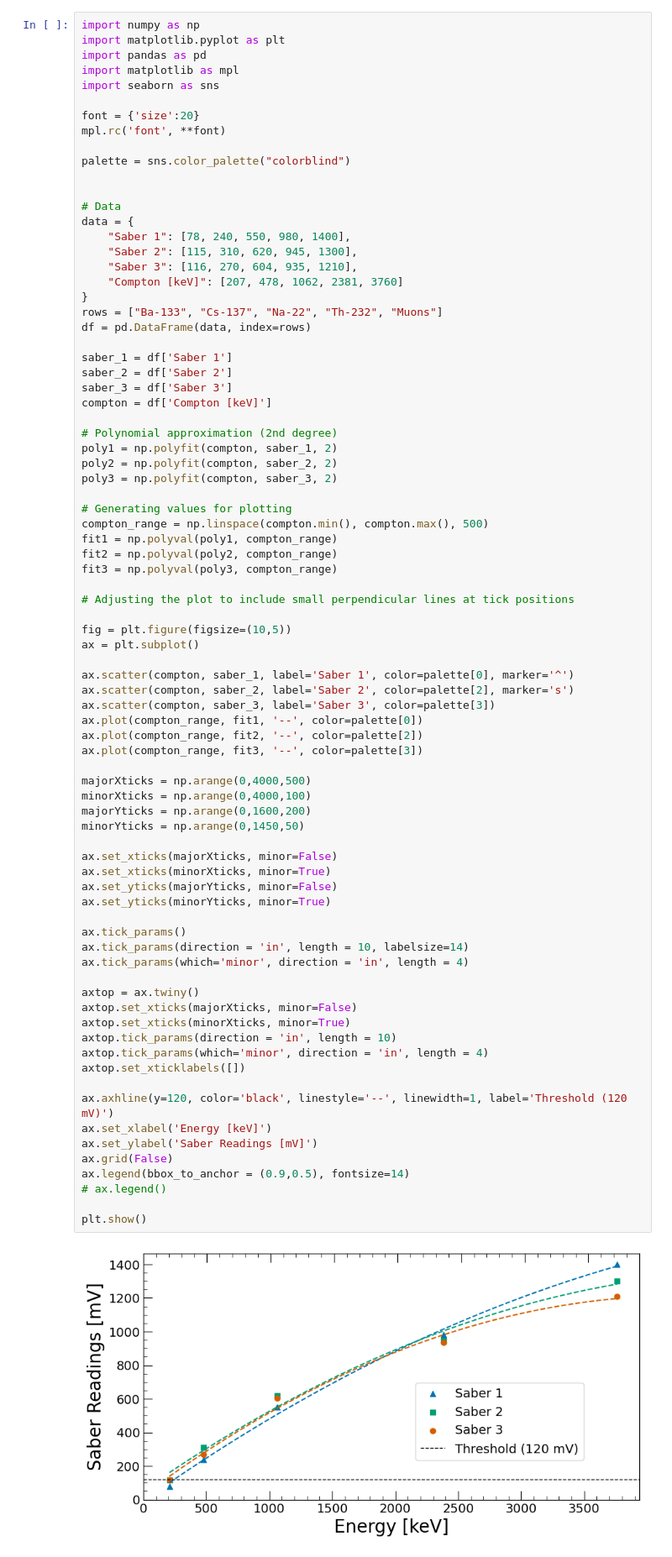
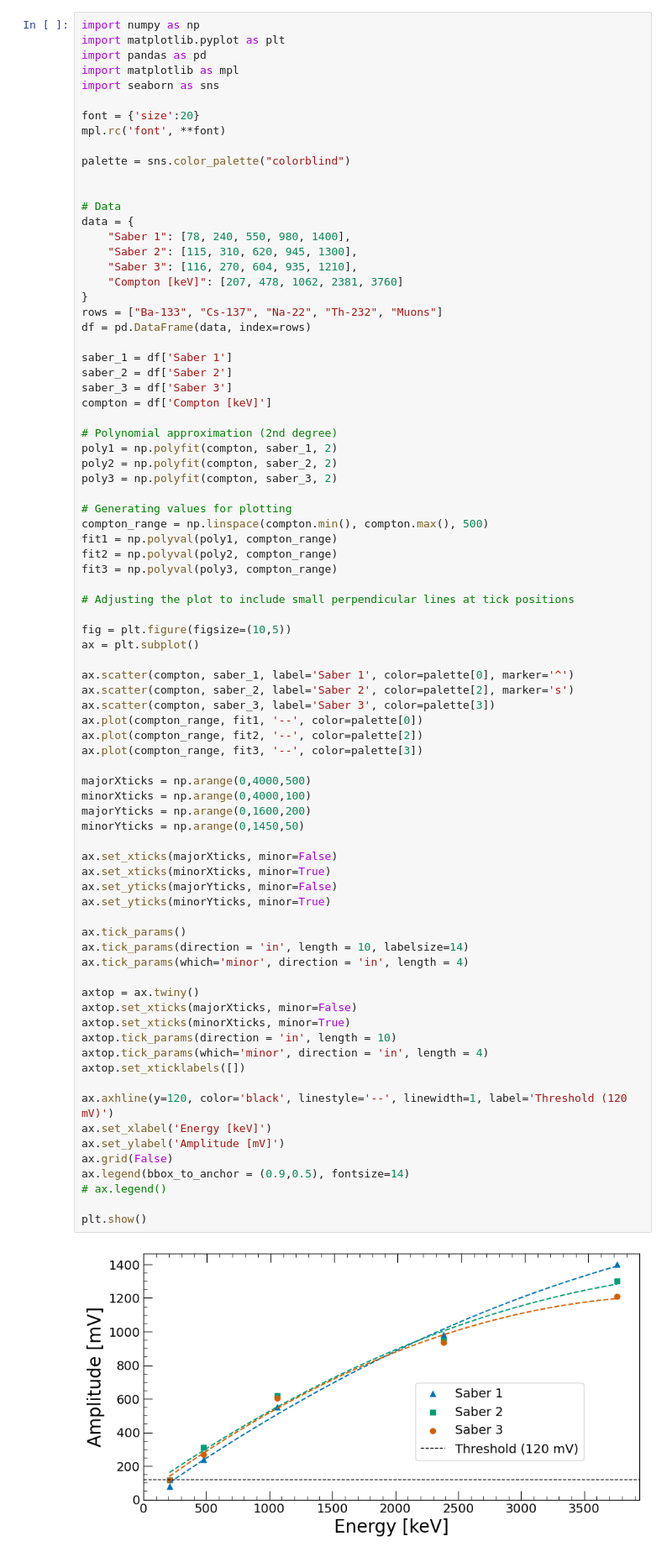
Before and after one commit to nyuad-astroparticle/tes-geant, a Jupyter notebook: analysis/saber_calibration.ipynb, the cells around one changed output. Shown at 84% size. Drawn from its saved outputs; the diff is of its cells as text.

```diff
--- a/analysis/saber_calibration.ipynb
+++ b/analysis/saber_calibration.ipynb
@@ -51,35 +51,35 @@ ax.plot(compton_range, fit3, '--', color=palette[3])
 
 majorXticks = np.arange(0,4000,500)
 minorXticks = np.arange(0,4000,100)
 majorYticks = np.arange(0,1600,200)
 minorYticks = np.arange(0,1450,50)
 
 ax.set_xticks(majorXticks, minor=False)
 ax.set_xticks(minorXticks, minor=True)
 ax.set_yticks(majorYticks, minor=False)
 ax.set_yticks(minorYticks, minor=True)
 
 ax.tick_params()
 ax.tick_params(direction = 'in', length = 10, labelsize=14)
 ax.tick_params(which='minor', direction = 'in', length = 4)
 
 axtop = ax.twiny()
 axtop.set_xticks(majorXticks, minor=False)
 axtop.set_xticks(minorXticks, minor=True)
 axtop.tick_params(direction = 'in', length = 10)
 axtop.tick_params(which='minor', direction = 'in', length = 4)
 axtop.set_xticklabels([])
 
 ax.axhline(y=120, color='black', linestyle='--', linewidth=1, label='Threshold (120 mV)')
 ax.set_xlabel('Energy [keV]')
-ax.set_ylabel('Saber Readings [mV]')
+ax.set_ylabel('Amplitude [mV]')
 ax.grid(False)
 ax.legend(bbox_to_anchor = (0.9,0.5), fontsize=14)
 # ax.legend()
 
 plt.show()
 # %% [output]
-[figure, old version]
+[figure, new version]
 # %% [markdown]
 ## Error Calculation in Polynomial Regression
 
```
Also changed, not shown: 1 other file.
